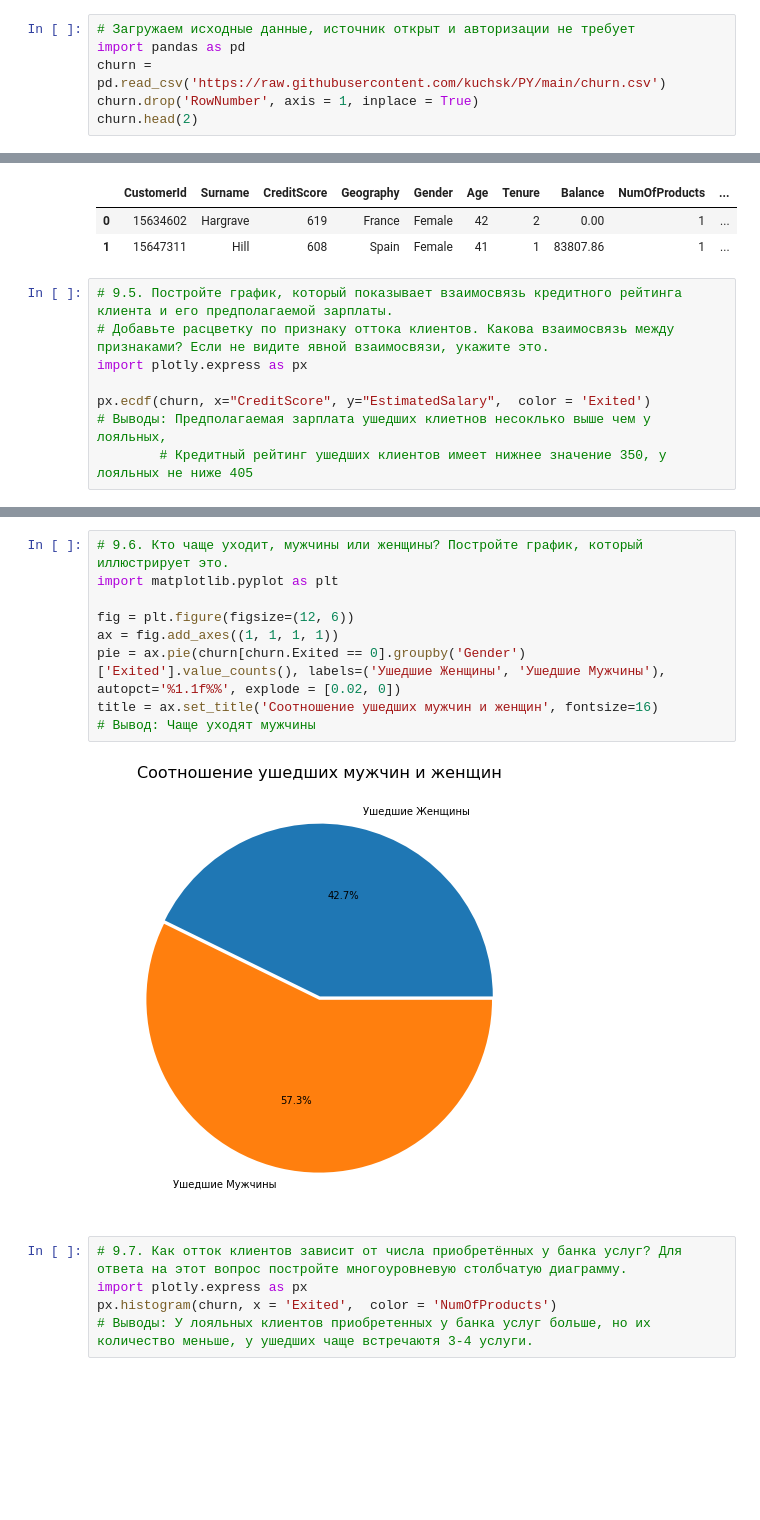
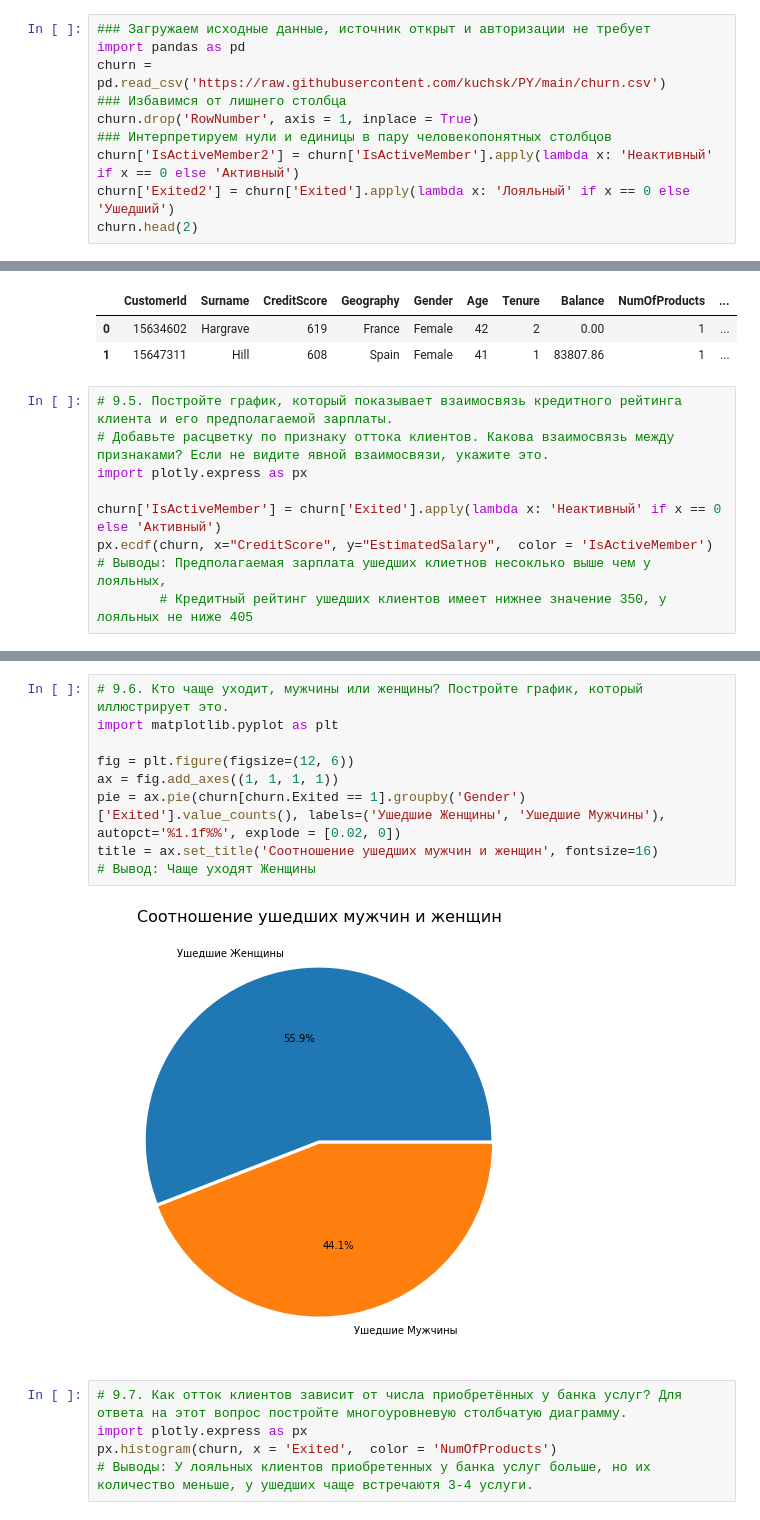
Before and after one commit to kuchsk/skillfactory, a Jupyter notebook: ЗАДАНИЕ_9_11_МОДУЛЬ_13_(HW_01).ipynb, the cells around one changed output, grey strips where cells are left out. Saved outputs shown, nothing was run; the diff lists cells and outputs as text; blank space fills up the shorter version.

```diff
--- a/ЗАДАНИЕ_9_11_МОДУЛЬ_13_(HW_01).ipynb
+++ b/ЗАДАНИЕ_9_11_МОДУЛЬ_13_(HW_01).ipynb
@@ -10,8 +8,12 @@
 # %%
-# Загружаем исходные данные, источник открыт и авторизации не требует
+### Загружаем исходные данные, источник открыт и авторизации не требует
 import pandas as pd
 churn = pd.read_csv('https://raw.githubusercontent.com/kuchsk/PY/main/churn.csv')
+### Избавимся от лишнего столбца
 churn.drop('RowNumber', axis = 1, inplace = True)
+### Интерпретируем нули и единицы в пару человекопонятных столбцов
+churn['IsActiveMember2'] = churn['IsActiveMember'].apply(lambda x: 'Неактивный' if x == 0 else 'Активный')
+churn['Exited2'] = churn['Exited'].apply(lambda x: 'Лояльный' if x == 0 else 'Ушедший')
 churn.head(2)
 # %% [output]
 |  | CustomerId | Surname | CreditScore | Geography | Gender | Age | Tenure | Balance | NumOfProducts | ... |
@@ -83,7 +122,8 @@ churn.head(2)
 # Добавьте расцветку по признаку оттока клиентов. Какова взаимосвязь между признаками? Если не видите явной взаимосвязи, укажите это.
 import plotly.express as px
 
-px.ecdf(churn, x="CreditScore", y="EstimatedSalary",  color = 'Exited')
+churn['IsActiveMember'] = churn['Exited'].apply(lambda x: 'Неактивный' if x == 0 else 'Активный')
+px.ecdf(churn, x="CreditScore", y="EstimatedSalary",  color = 'IsActiveMember')
 # Выводы: Предполагаемая зарплата ушедших клиетнов несоклько выше чем у лояльных,
         # Кредитный рейтинг ушедших клиентов имеет нижнее значение 350, у лояльных не ниже 405
 # %% [output]
@@ -91,14 +131,14 @@ px.ecdf(churn, x="CreditScore", y="EstimatedSalary",  color = 'Exited')
 # %%
 # 9.6. Кто чаще уходит, мужчины или женщины? Постройте график, который иллюстрирует это.
 import matplotlib.pyplot as plt
 
 fig = plt.figure(figsize=(12, 6))
 ax = fig.add_axes((1, 1, 1, 1))
-pie = ax.pie(churn[churn.Exited == 0].groupby('Gender')['Exited'].value_counts(), labels=('Ушедшие Женщины', 'Ушедшие Мужчины'), autopct='%1.1f%%', explode = [0.02, 0])
+pie = ax.pie(churn[churn.Exited == 1].groupby('Gender')['Exited'].value_counts(), labels=('Ушедшие Женщины', 'Ушедшие Мужчины'), autopct='%1.1f%%', explode = [0.02, 0])
 title = ax.set_title('Соотношение ушедших мужчин и женщин', fontsize=16)
-# Вывод: Чаще уходят мужчины
+# Вывод: Чаще уходят Женщины
 # %% [output]
-[figure, old version]
+[figure, new version]
 # %%
 # 9.7. Как отток клиентов зависит от числа приобретённых у банка услуг? Для ответа на этот вопрос постройте многоуровневую столбчатую диаграмму.
 import plotly.express as px
```
Also changed, not shown: parts of 11 cells of this notebook.
